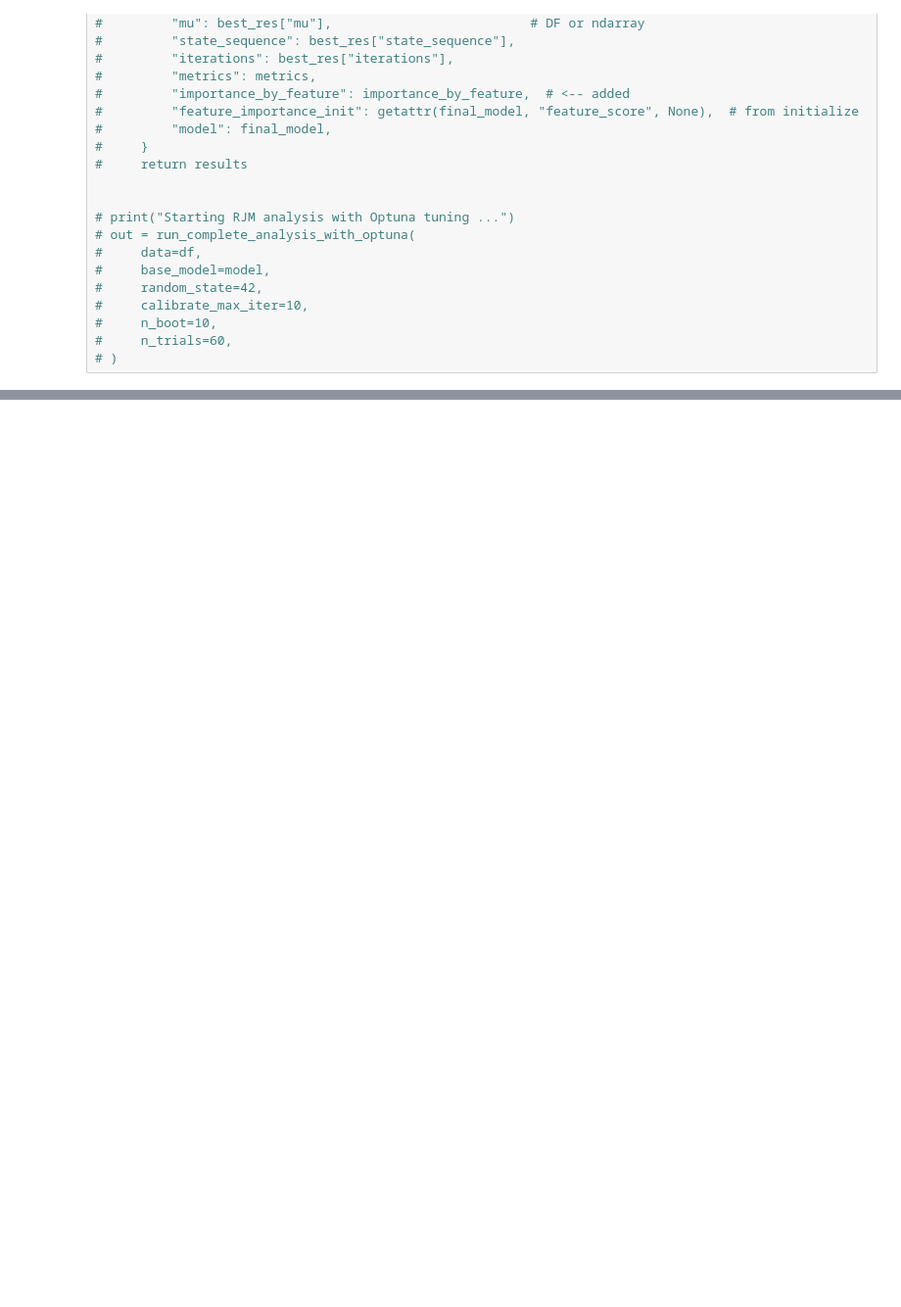
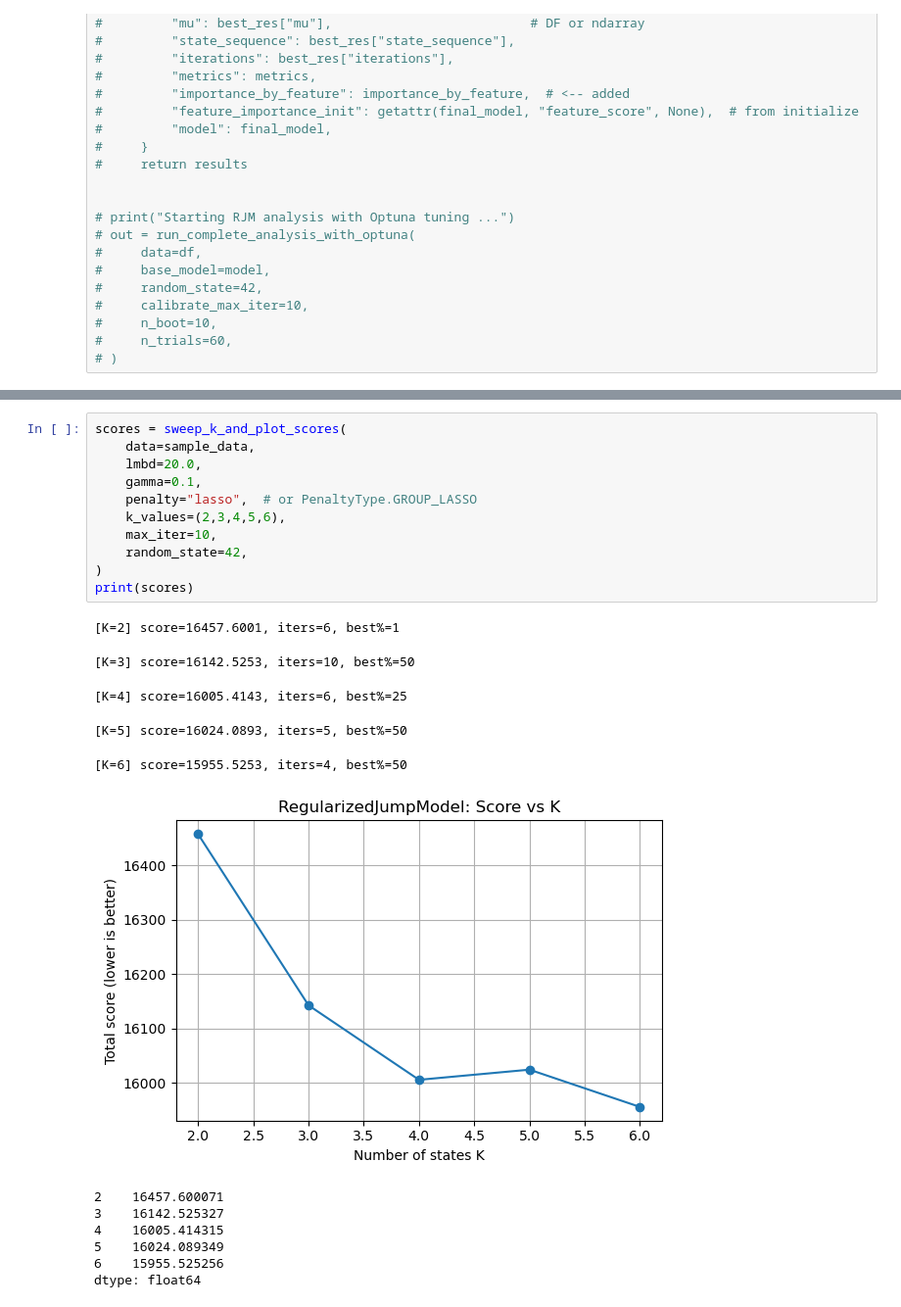
Before and after one commit to azurdayy/capstone_vanguard, a Jupyter notebook: Yichen/JUMP.ipynb, the cells around one changed output, grey strips where cells are left out. Shown: that part at 98% size. Cells and saved outputs as stored; diff of their text form; blank space fills up the shorter version.

Commit message:
"update : socre vs k plot"

```diff
--- a/Yichen/JUMP.ipynb
+++ b/Yichen/JUMP.ipynb
@@ -332,0 +353,24 @@ model.visualize()
+# %%
+scores = sweep_k_and_plot_scores(
+    data=sample_data,
+    lmbd=20.0,
+    gamma=0.1,
+    penalty="lasso",  # or PenaltyType.GROUP_LASSO
+    k_values=(2,3,4,5,6),
+    max_iter=10,
+    random_state=42,
+)
+print(scores)
+# %% [output]
+[K=2] score=16457.6001, iters=6, best%=1
+[K=3] score=16142.5253, iters=10, best%=50
+[K=4] score=16005.4143, iters=6, best%=25
+[K=5] score=16024.0893, iters=5, best%=50
+[K=6] score=15955.5253, iters=4, best%=50
+[figure, added]
+2    16457.600071
+3    16142.525327
+4    16005.414315
+5    16024.089349
+6    15955.525256
+dtype: float64
```
Also changed, not shown: parts of 3 cells of this notebook, 2 other files.
